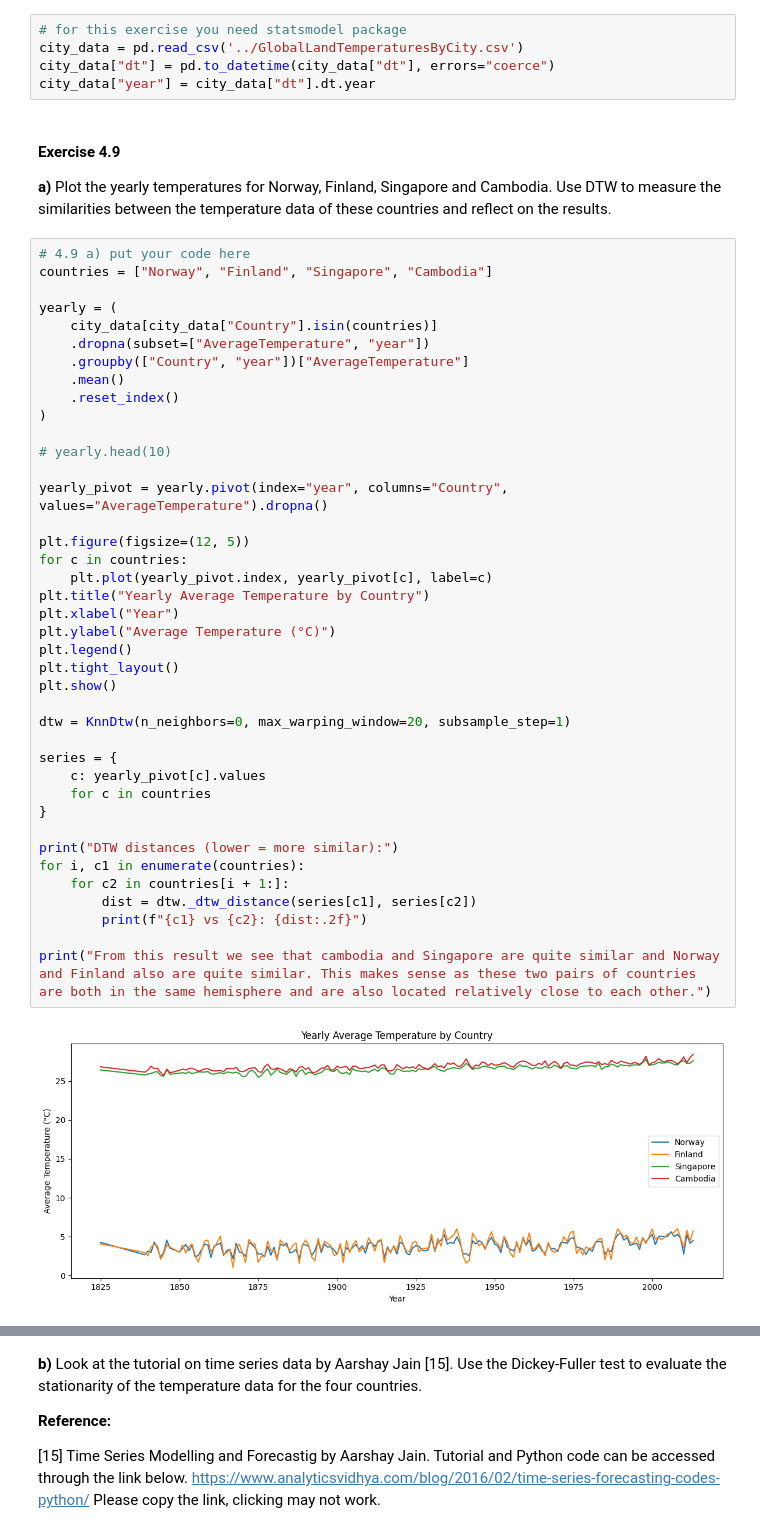
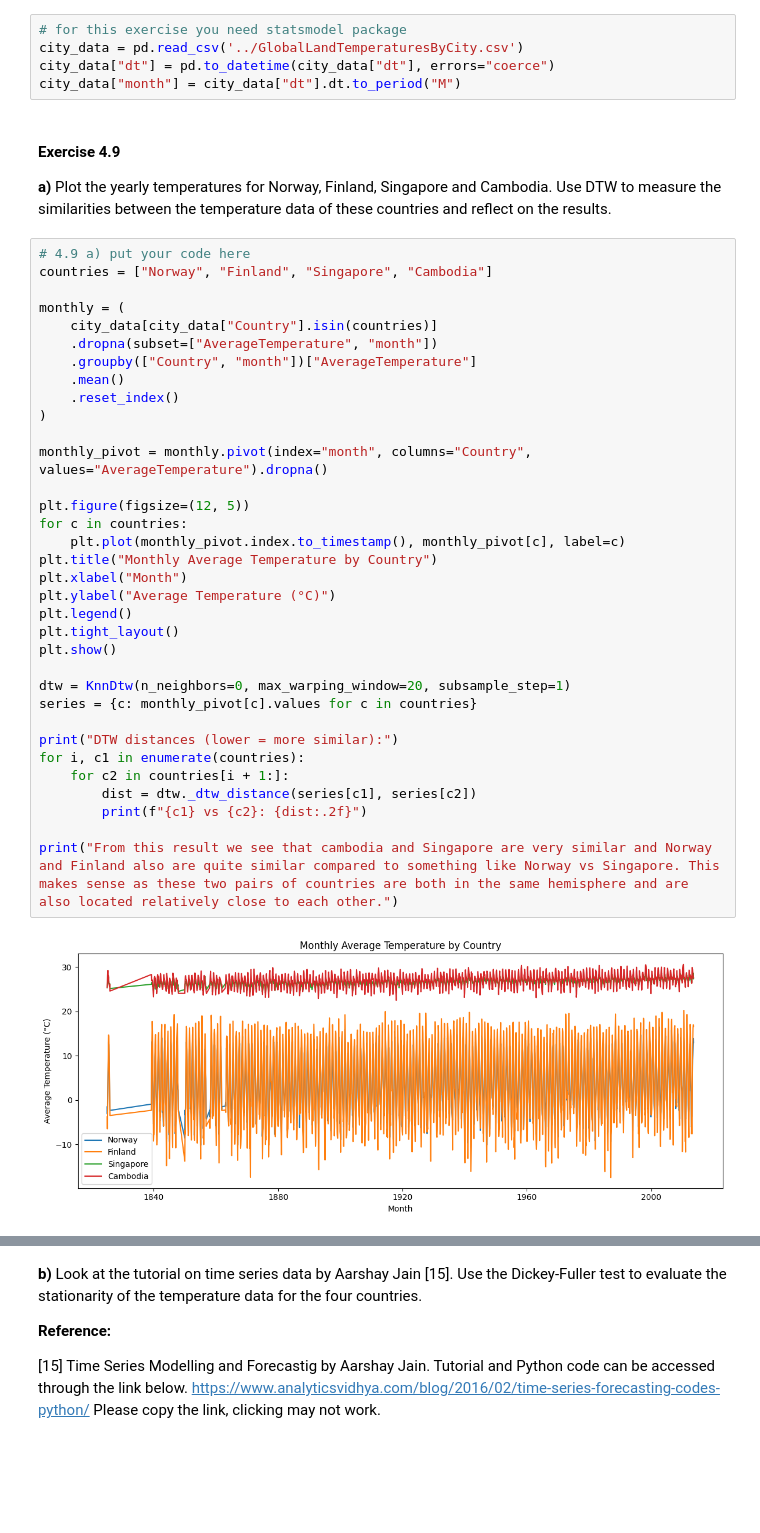
Before and after one commit to KundaiMutuwira/Data_Science_Class, a Jupyter notebook: DS2024_2025_TS_Assignment_Student_Version_1.ipynb, the cells around one changed output, grey strips where cells are left out. Saved outputs shown, nothing was run; the diff lists cells and outputs as text; blank space fills up the shorter version.

```diff
--- a/DS2024_2025_TS_Assignment_Student_Version_1.ipynb
+++ b/DS2024_2025_TS_Assignment_Student_Version_1.ipynb
@@ -971,50 +971,44 @@ Time series prediction
 # for this exercise you need statsmodel package
 city_data = pd.read_csv('../GlobalLandTemperaturesByCity.csv')
 city_data["dt"] = pd.to_datetime(city_data["dt"], errors="coerce")
-city_data["year"] = city_data["dt"].dt.year
+city_data["month"] = city_data["dt"].dt.to_period("M")
 # %% [markdown]
 #### Exercise 4.9
 **a)** Plot the yearly temperatures for Norway, Finland, Singapore and Cambodia. Use DTW to measure the similarities between the temperature data of these countries and reflect on the results.
 # %%
 # 4.9 a) put your code here
 countries = ["Norway", "Finland", "Singapore", "Cambodia"]
 
-yearly = (
+monthly = (
     city_data[city_data["Country"].isin(countries)]
-    .dropna(subset=["AverageTemperature", "year"])
-    .groupby(["Country", "year"])["AverageTemperature"]
+    .dropna(subset=["AverageTemperature", "month"])
+    .groupby(["Country", "month"])["AverageTemperature"]
     .mean()
     .reset_index()
 )
 
-# yearly.head(10)
-
-yearly_pivot = yearly.pivot(index="year", columns="Country", values="AverageTemperature").dropna()
+monthly_pivot = monthly.pivot(index="month", columns="Country", values="AverageTemperature").dropna()
 
 plt.figure(figsize=(12, 5))
 for c in countries:
-    plt.plot(yearly_pivot.index, yearly_pivot[c], label=c)
-plt.title("Yearly Average Temperature by Country")
-plt.xlabel("Year")
+    plt.plot(monthly_pivot.index.to_timestamp(), monthly_pivot[c], label=c)
+plt.title("Monthly Average Temperature by Country")
+plt.xlabel("Month")
 plt.ylabel("Average Temperature (°C)")
 plt.legend()
 plt.tight_layout()
 plt.show()
 
 dtw = KnnDtw(n_neighbors=0, max_warping_window=20, subsample_step=1)
-
-series = {
-    c: yearly_pivot[c].values
-    for c in countries
-}
+series = {c: monthly_pivot[c].values for c in countries}
 
 print("DTW distances (lower = more similar):")
 for i, c1 in enumerate(countries):
     for c2 in countries[i + 1:]:
         dist = dtw._dtw_distance(series[c1], series[c2])
         print(f"{c1} vs {c2}: {dist:.2f}")
 
-print("From this result we see that cambodia and Singapore are quite similar and Norway and Finland also are quite similar. This makes sense as these two pairs of countries are both in the same hemisphere and are also located relatively close to each other.")
+print("From this result we see that cambodia and Singapore are very similar and Norway and Finland also are quite similar compared to something like Norway vs Singapore. This makes sense as these two pairs of countries are both in the same hemisphere and are also located relatively close to each other.")
 # %% [output]
-[figure, old version]
+[figure, new version]
 DTW distances (lower = more similar):
```
Also changed, not shown: parts of 5 cells of this notebook.
